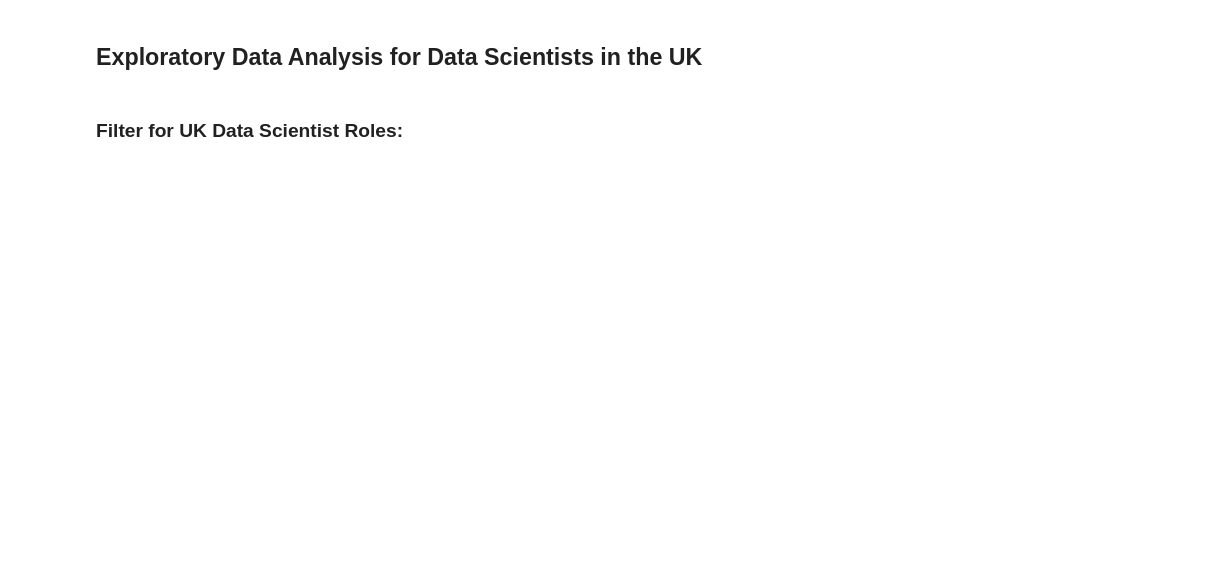
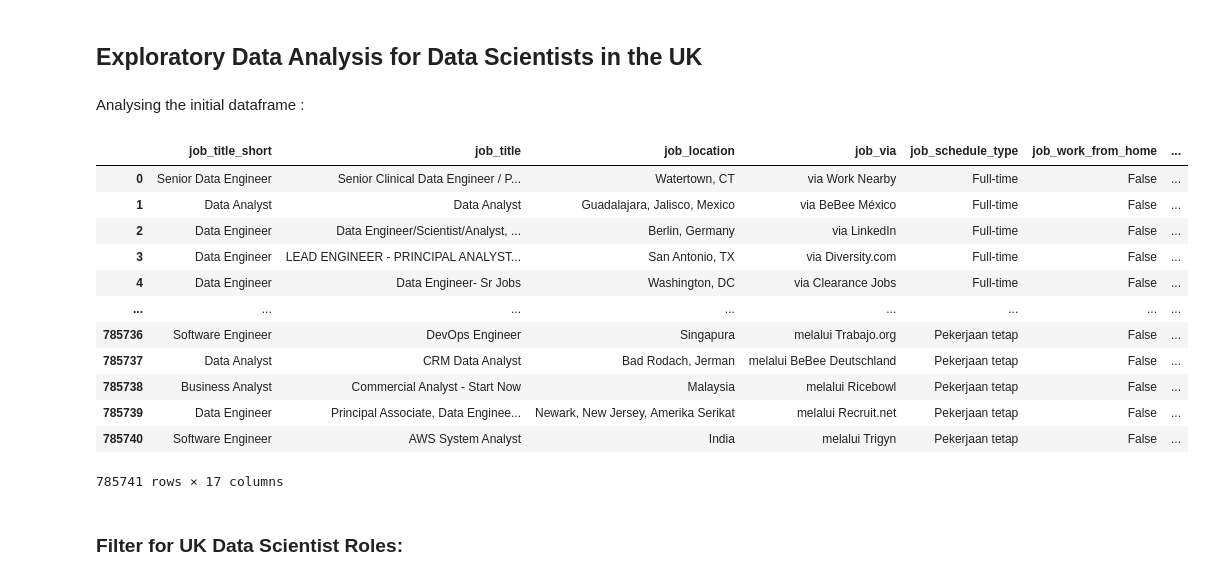
Before and after one commit to has78910/Python_LukeDataProject1, a Jupyter notebook: _Project1/1_EDA_Intro.ipynb, the cells around one changed output. Cells and saved outputs as stored; diff of their text form; code cells hidden in the pictures; blank space fills up the shorter version.

```diff
--- a/_Project1/1_EDA_Intro.ipynb
+++ b/_Project1/1_EDA_Intro.ipynb
@@ -15,6 +15,24 @@ df = dataset['train'].to_pandas()
 # Data Cleanup
 df['job_posted_date'] = pd.to_datetime(df['job_posted_date'])
 df['job_skills'] = df['job_skills'].apply(lambda x: ast.literal_eval(x) if pd.notna(x) else x)
+# %% [markdown]
+Analysing the initial dataframe :
+# %%
+df
+# %% [output]
+|  | job_title_short | job_title | job_location | job_via | job_schedule_type | job_work_from_home | ... |
+| 0 | Senior Data Engineer | Senior Clinical Data Engineer / P... | Watertown, CT | via Work Nearby | Full-time | False | ... |
+| 1 | Data Analyst | Data Analyst | Guadalajara, Jalisco, Mexico | via BeBee México | Full-time | False | ... |
+| 2 | Data Engineer | Data Engineer/Scientist/Analyst, ... | Berlin, Germany | via LinkedIn | Full-time | False | ... |
+| 3 | Data Engineer | LEAD ENGINEER - PRINCIPAL ANALYST... | San Antonio, TX | via Diversity.com | Full-time | False | ... |
+| 4 | Data Engineer | Data Engineer- Sr Jobs | Washington, DC | via Clearance Jobs | Full-time | False | ... |
+| ... | ... | ... | ... | ... | ... | ... | ... |
+| 785736 | Software Engineer | DevOps Engineer | Singapura | melalui Trabajo.org | Pekerjaan tetap | False | ... |
+| 785737 | Data Analyst | CRM Data Analyst | Bad Rodach, Jerman | melalui BeBee Deutschland | Pekerjaan tetap | False | ... |
+| 785738 | Business Analyst | Commercial Analyst - Start Now | Malaysia | melalui Ricebowl | Pekerjaan tetap | False | ... |
+| 785739 | Data Engineer | Principal Associate, Data Enginee... | Newark, New Jersey, Amerika Serikat | melalui Recruit.net | Pekerjaan tetap | False | ... |
+| 785740 | Software Engineer | AWS System Analyst | India | melalui Trigyn | Pekerjaan tetap | False | ... |
+785741 rows × 17 columns
 # %% [markdown]
 ### Filter for UK Data Scientist Roles:
 # %%
```
Also changed, not shown: parts of 1 cell of this notebook.
